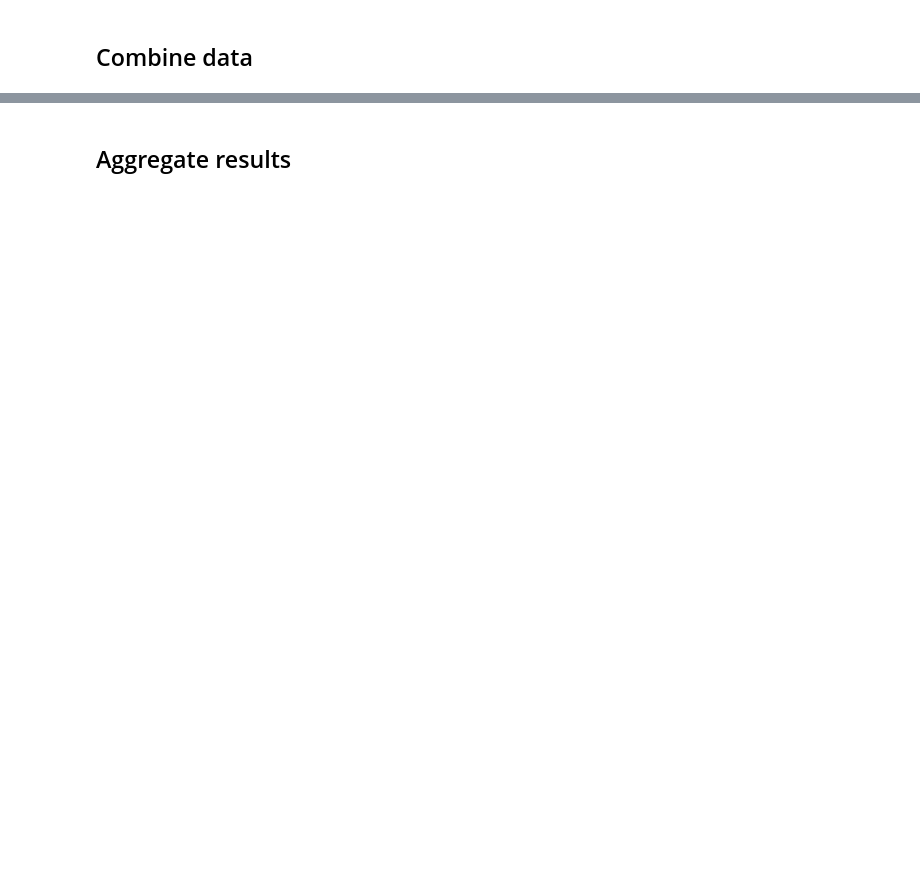
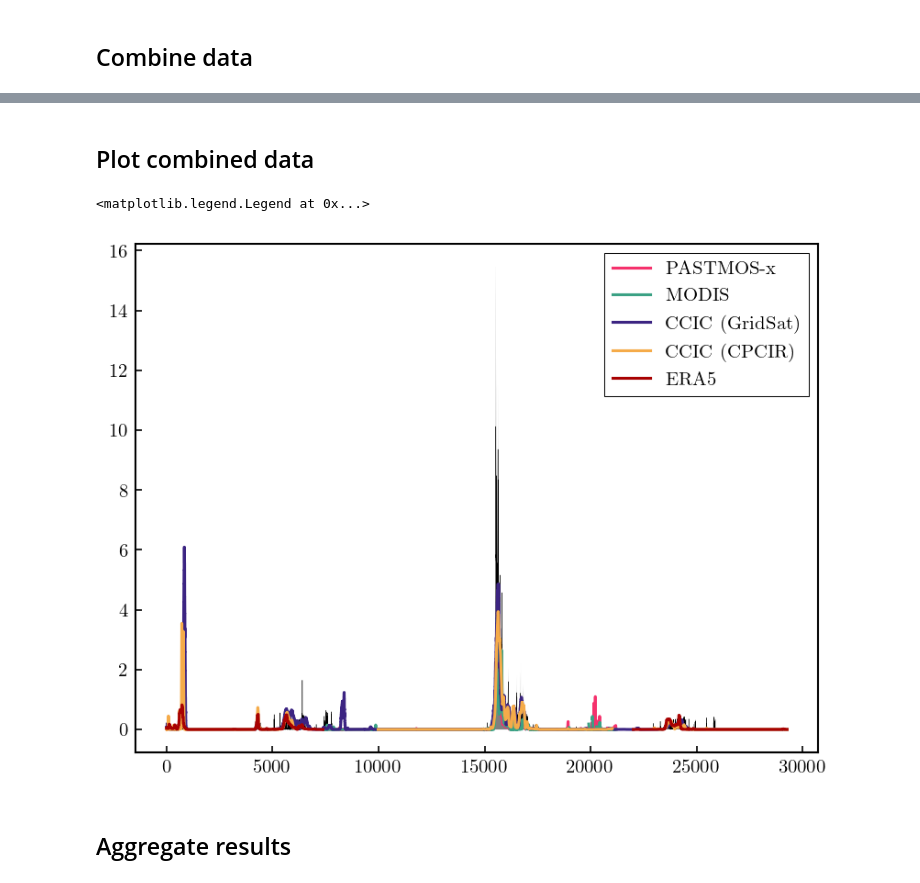
Before and after one commit to SEE-GEO/ccic_climate_record_analysis, a Jupyter notebook: notebooks/cloudsat_collocations/preprocessing.ipynb, the cells around one changed output, grey strips where cells are left out. Drawn from its saved outputs; the diff is of its cells as text; code cells hidden in the pictures; blank space fills up the shorter version.

```diff
--- a/notebooks/cloudsat_collocations/preprocessing.ipynb
+++ b/notebooks/cloudsat_collocations/preprocessing.ipynb
@@ -465,6 +388,7 @@ common = set(modis_granules).intersection(isccp_granules).intersection(cloudsat_
 # %%
 %mkdir /scratch/ccic_record/data/collocations/combined
 # %%
+from concurrent.futures import ProcessPoolExecutor
 import logging
 from tqdm import tqdm
 from pansat.time import to_datetime
@@ -473,22 +397,33 @@ LOGGER = logging.getLogger("log")
 
 output_path = Path("/scratch/ccic_record/data/collocations/combined")
 output_path.mkdir(exist_ok=True)
-for granule in tqdm(sorted(list(common))):
+
+def process_granule(granule):
     try:
         cs_data = xr.load_dataset(cloudsat_granules[granule])
         data = cs_data.rename(
-            iwp_ccic="tiwp_ccic",
+            iwp_ccic="tiwp_ccic_gridsat",
             iwp_2cice="tiwp_2cice",
             iwp_dardar="tiwp_dardar"
         )
         data["tiwp_modis"] = get_tiwp_modis(xr.load_dataset(modis_granules[granule])).interp(time=cs_data.time)
         data["tiwp_isccp"] = get_tiwp_isccp(xr.load_dataset(isccp_granules[granule]))
         data["tiwp_patmosx"] = get_tiwp_patmosx(xr.load_dataset(patmosx_granules[granule]))
+        #data["tiwp_era5"] = get_tiwp_era5(xr.load_dataset(era5_granules[granule]))
+        data["tiwp_ccic_cpcir"] = get_tiwp_ccic_cpcir(xr.load_dataset(ccic_cpcir_granules[granule]))
         start_time = to_datetime(data.time[0].data)
         time_str = start_time.strftime("%Y%m%d%H%M%S")
         filename = f"cloudsat_collocations_{time_str}_{granule}.nc"
         data.to_netcdf(output_path / filename)
     except Exception:
-        print(cs_data)
         LOGGER.exception(f"Encountered error processing granule {granule}.")
+
+pool = ProcessPoolExecutor(max_workers=16)
+
+tasks = []
+for granule in sorted(list(common)):
+    tasks.append(pool.submit(process_granule, granule))
+
+for task in tqdm(tasks):
+    task.result()
 # %% [output]
@@ -524,3 +443,22 @@ Attributes:
+# %% [markdown]
+## Plot combined data
+# %%
+combined_files = list(Path("/scratch/ccic_record/data/collocations/combined/").glob("*.nc"))
+# %%
+ind = 31
+data = xr.load_dataset(combined_files[ind])
+# %%
+plt.fill_between(data.rays, y1=0, y2=data.tiwp_2cice, facecolor="grey", zorder=0)
+plt.plot(data.rays, data.tiwp_dardar, c="k", lw=0.2, zorder=1)
+plt.plot(data.rays, data.tiwp_patmosx / 1e3, label="PASTMOS-x")
+plt.plot(data.rays, data.tiwp_modis, label="MODIS")
+plt.plot(data.rays, data.tiwp_ccic_gridsat, label="CCIC (GridSat)")
+plt.plot(data.rays, data.tiwp_ccic_cpcir, label="CCIC (CPCIR)")
+plt.plot(data.rays, data.tiwp_era5, label="ERA5")
+plt.legend()
+# %% [output]
+<matplotlib.legend.Legend at 0x...>
+[figure, added]
 # %% [markdown]
 ## Aggregate results
 # %%
```
Also changed, not shown: parts of 140 cells of this notebook, 4 other files.
